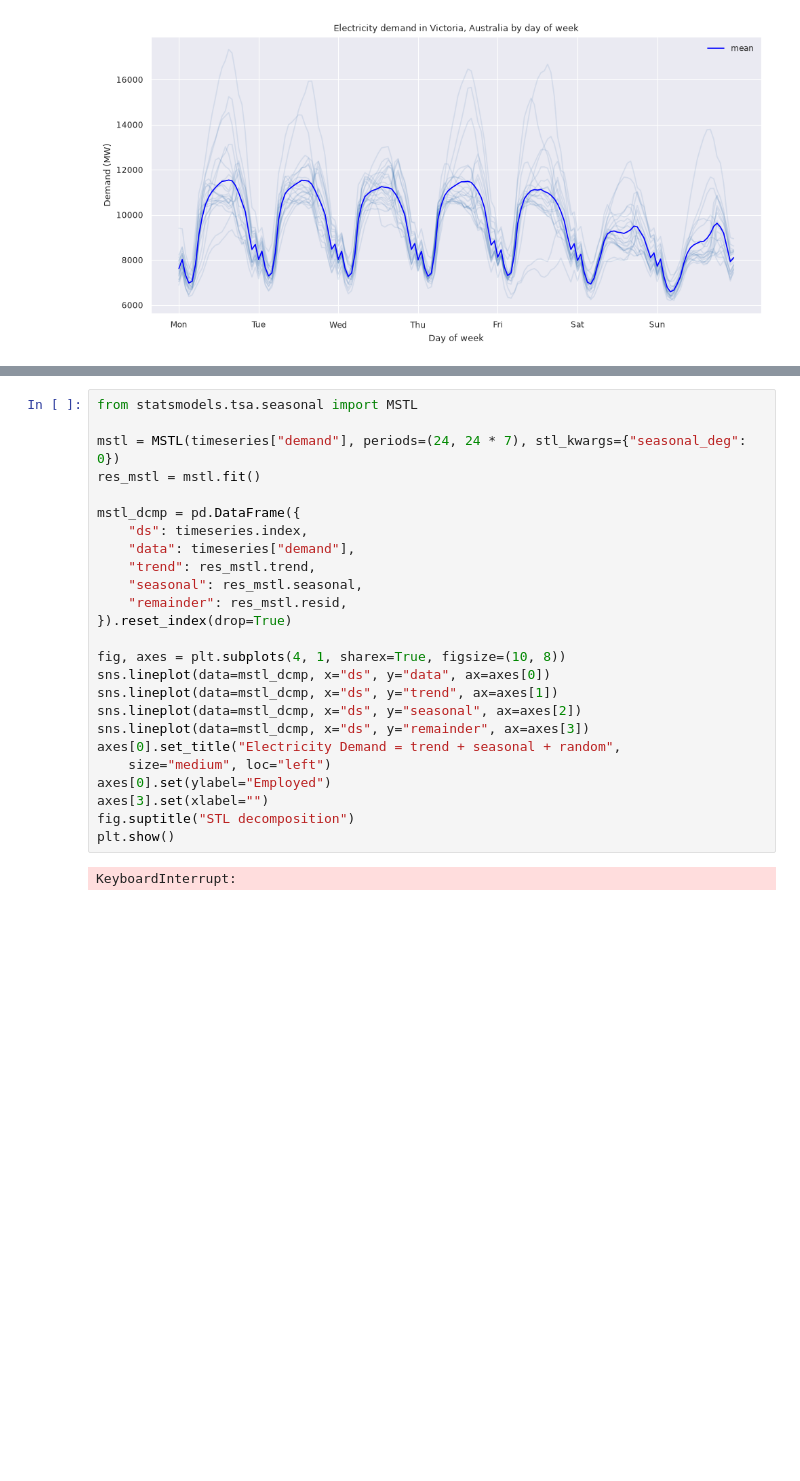
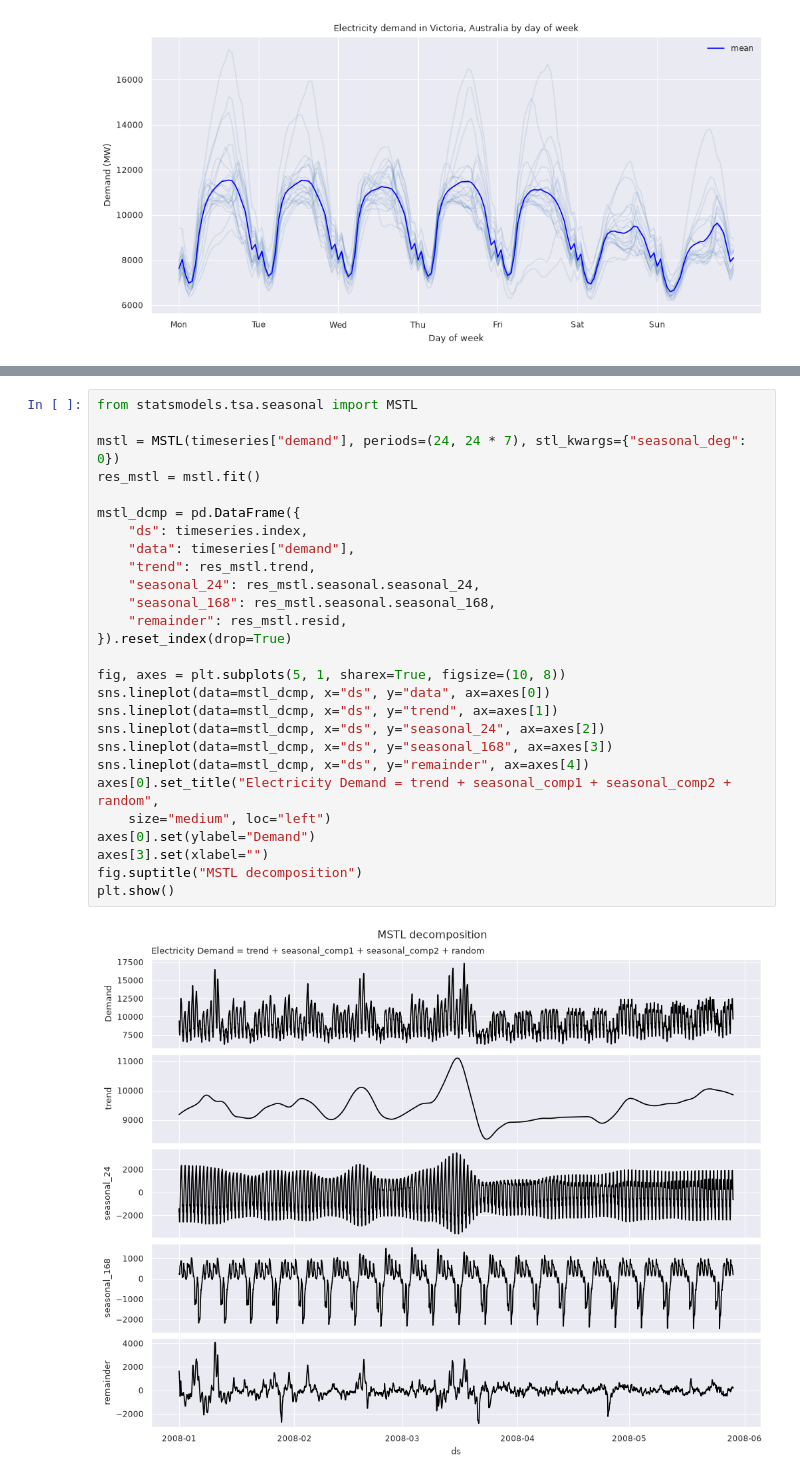
Before and after one commit to JayitaCh/Time-Series-Analysis, a Jupyter notebook: Ch4_1TimeSeriesDecomposition.ipynb, the cells around one changed output, grey strips where cells are left out. Saved outputs shown, nothing was run; the diff lists cells and outputs as text; blank space fills up the shorter version.

```diff
--- a/Ch4_1TimeSeriesDecomposition.ipynb
+++ b/Ch4_1TimeSeriesDecomposition.ipynb
@@ -516,27 +534,29 @@ plt.tight_layout()
 # %%
 from statsmodels.tsa.seasonal import MSTL
 
 mstl = MSTL(timeseries["demand"], periods=(24, 24 * 7), stl_kwargs={"seasonal_deg": 0})
 res_mstl = mstl.fit()
 
 mstl_dcmp = pd.DataFrame({
     "ds": timeseries.index,
     "data": timeseries["demand"],
     "trend": res_mstl.trend,
-    "seasonal": res_mstl.seasonal,
+    "seasonal_24": res_mstl.seasonal.seasonal_24,
+    "seasonal_168": res_mstl.seasonal.seasonal_168,
     "remainder": res_mstl.resid,
 }).reset_index(drop=True)
 
-fig, axes = plt.subplots(4, 1, sharex=True, figsize=(10, 8))
+fig, axes = plt.subplots(5, 1, sharex=True, figsize=(10, 8))
 sns.lineplot(data=mstl_dcmp, x="ds", y="data", ax=axes[0])
 sns.lineplot(data=mstl_dcmp, x="ds", y="trend", ax=axes[1])
-sns.lineplot(data=mstl_dcmp, x="ds", y="seasonal", ax=axes[2])
-sns.lineplot(data=mstl_dcmp, x="ds", y="remainder", ax=axes[3])
-axes[0].set_title("Electricity Demand = trend + seasonal + random",
+sns.lineplot(data=mstl_dcmp, x="ds", y="seasonal_24", ax=axes[2])
+sns.lineplot(data=mstl_dcmp, x="ds", y="seasonal_168", ax=axes[3])
+sns.lineplot(data=mstl_dcmp, x="ds", y="remainder", ax=axes[4])
+axes[0].set_title("Electricity Demand = trend + seasonal_comp1 + seasonal_comp2 + random",
     size="medium", loc="left")
-axes[0].set(ylabel="Employed")
+axes[0].set(ylabel="Demand")
 axes[3].set(xlabel="")
-fig.suptitle("STL decomposition")
+fig.suptitle("MSTL decomposition")
 plt.show()
 # %% [output]
-KeyboardInterrupt:
+[figure, added]
```
Also changed, not shown: parts of 15 cells of this notebook.
